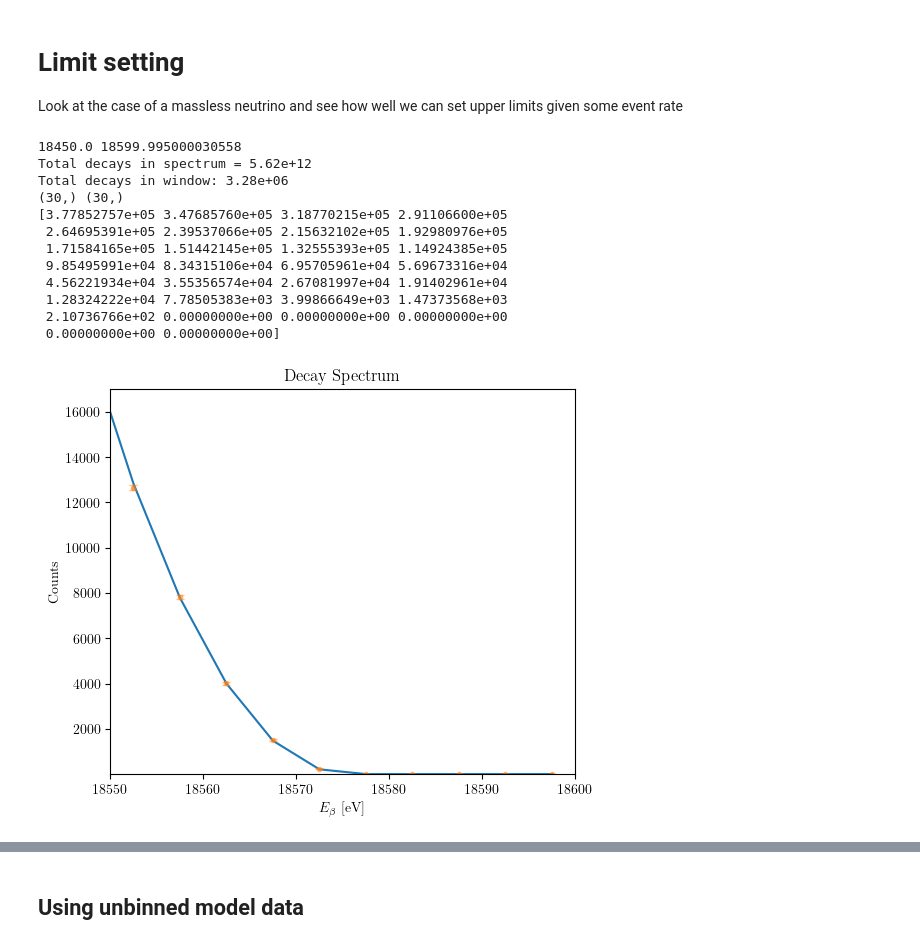
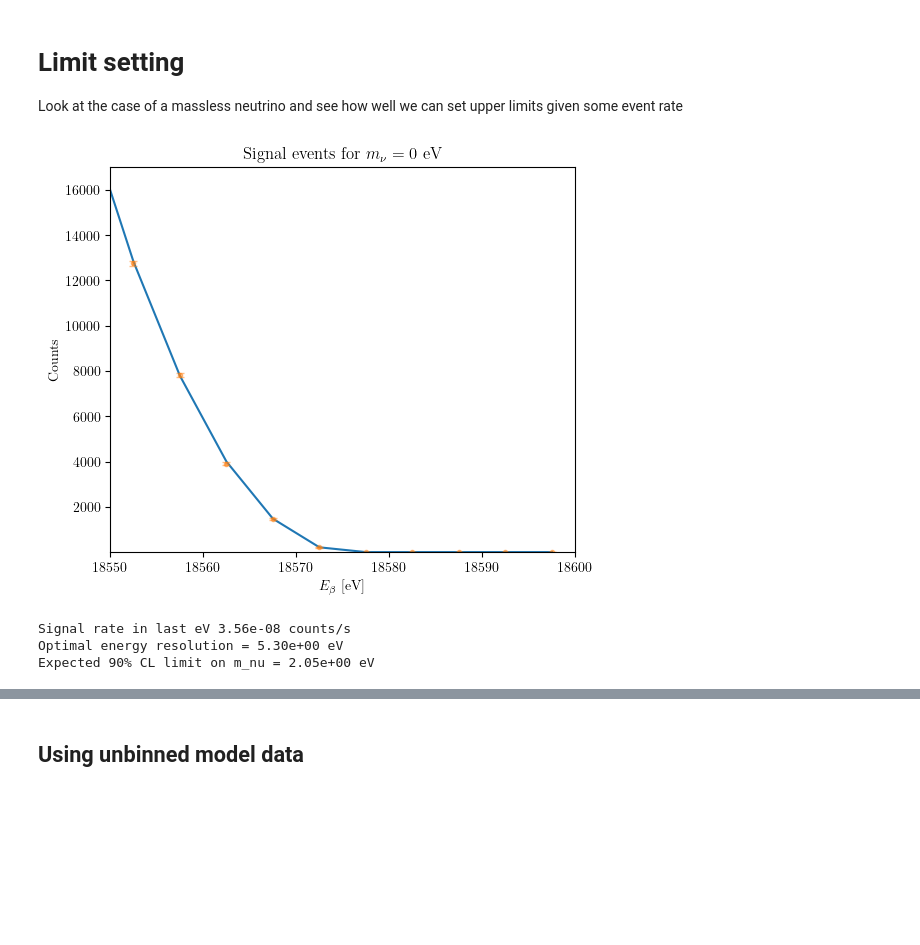
Before and after one commit to sebj101/SpectraTests, a Jupyter notebook: LimitSetting.ipynb, the cells around one changed output, grey strips where cells are left out. Saved outputs shown, nothing was run; the diff lists cells and outputs as text; code cells hidden in the pictures; blank space fills up the shorter version.

```diff
--- a/LimitSetting.ipynb
+++ b/LimitSetting.ipynb
@@ -74,51 +70,35 @@ ENERGY_WINDOW = (18.45e3, 18.6e3)  # in eV
 ENDPOINT_ENERGY_EV = 18.575e3  # in eV
 NU_MASS_EV = 0.0  # in eV
 
 NUM_DENS = 1e17  # in m^-3
 T_LIVE = 365.25 * 24 * 3600  # in seconds (1 year)
 T_VOLUME = 1e-3  # in m^3 (1 L)
 
 sigEvents0eV = GenerateSignalEvents(NUM_DENS, T_LIVE, T_VOLUME, NU_MASS_EV,
                                     ENDPOINT_ENERGY_EV, ENERGY_WINDOW)
 
 energyBins = np.arange(ENERGY_WINDOW[0], ENERGY_WINDOW[1] + 5.0, 5.0)  # in eV
 sigBins0eV, sigEdges = np.histogram(sigEvents0eV, bins=energyBins)
 sigErrors0eV = np.sqrt(sigBins0eV)  # Poisson errors
 sigCentres = (sigEdges[:-1] + sigEdges[1:]) / 2  # Bin centres in eV
 
 fix, ax = plt.subplots(1, 1, figsize=(6, 5))
 testE = np.linspace(ENERGY_WINDOW[0], ENERGY_WINDOW[1], 1000)
 
 # Sub-divide the energy bins for to integrate the decay rate
 sigMu0eV = CalcMuSignal(NU_MASS_EV, ENDPOINT_ENERGY_EV, sigEdges, T_LIVE,
                         NUM_DENS, T_VOLUME, subdivisionStep=5e-3)
 
-print(sigMu0eV.shape, sigCentres.shape)
-print(sigMu0eV)
-ax.plot(sigCentres, sigMu0eV, label=r'$d\Gammma / dE$, $m_\nu = 0$ eV')
+ax.plot(sigCentres, sigMu0eV, label='Calculated number of events')
 ax.set_xlabel(r'$E_\beta$ [eV]')
-#ax.set_ylabel(r'$\frac{d\Gamma}{dE_\beta}$ [eV$^{-1}$ s$^{-1}$]')
 ax.set_ylabel(r'Counts')
 ax.set_xlim(18.55e3, 18.6e3)
 ax.set_ylim(0.5, 17000)
-ax.set_title('Decay Spectrum')
+ax.set_title(r'Signal events for $m_\nu = 0$ eV')
 
-#ax.set_yscale('log')
-
-ax.errorbar(sigCentres, sigBins0eV, yerr=sigErrors0eV, fmt='o', label=r'Simulated events, $m_\nu = 0$ eV', markersize=3, capsize=3, alpha=0.5)
+ax.errorbar(sigCentres, sigBins0eV, yerr=sigErrors0eV, fmt='o',
+            label='Sampled events', markersize=3, capsize=3, alpha=0.5)
 
 plt.show()
 # %% [output]
-18450.0 18599.995000030558
-Total decays in spectrum = 5.62e+12
-Total decays in window: 3.28e+06
-(30,) (30,)
-[3.77852757e+05 3.47685760e+05 3.18770215e+05 2.91106600e+05
- 2.64695391e+05 2.39537066e+05 2.15632102e+05 1.92980976e+05
- 1.71584165e+05 1.51442145e+05 1.32555393e+05 1.14924385e+05
- 9.85495991e+04 8.34315106e+04 6.95705961e+04 5.69673316e+04
- 4.56221934e+04 3.55356574e+04 2.67081997e+04 1.91402961e+04
- 1.28324222e+04 7.78505383e+03 3.99866649e+03 1.47373568e+03
- 2.10736766e+02 0.00000000e+00 0.00000000e+00 0.00000000e+00
- 0.00000000e+00 0.00000000e+00]
-[figure, old version]
+[figure, new version]
@@ -183,9 +105,17 @@ def OptimalDeltaE(r: float, b: float):
 # %%
-myR = CalculateR(NUM_DENS, T_VOLUME)
+myR = CalculateR(NUM_DENS, T_VOLUME) # Signal rate in last eV
 print(f"Signal rate in last eV {myR:.2e} counts/s")
 myB = 1e-6  # Background rate in counts per second per eV
 dE = OptimalDeltaE(myR, myB)
 print(f"Optimal energy resolution = {dE:.2e} eV")
+
+# Calculate expected nu mass limit from single bin analysis
+mnu_90CL = Calculate90CL(myR, myB, T_LIVE)
+print(f"Expected 90% CL limit on m_nu = {mnu_90CL:.2e} eV")
+# %% [output]
+Signal rate in last eV 3.56e-08 counts/s
+Optimal energy resolution = 5.30e+00 eV
+Expected 90% CL limit on m_nu = 2.05e+00 eV
 # %%
 # Generate the histogram binning according to the optimal energy resolution
 binsOpt = np.arange(ENERGY_WINDOW[0], ENERGY_WINDOW[1] + dE, dE)
```
Also changed, not shown: parts of 16 cells of this notebook, 1 other file.
